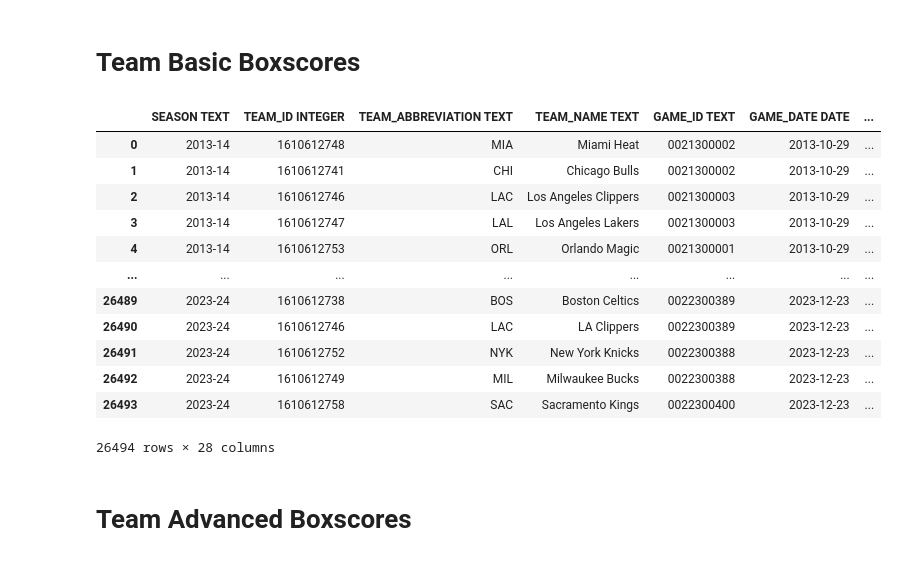
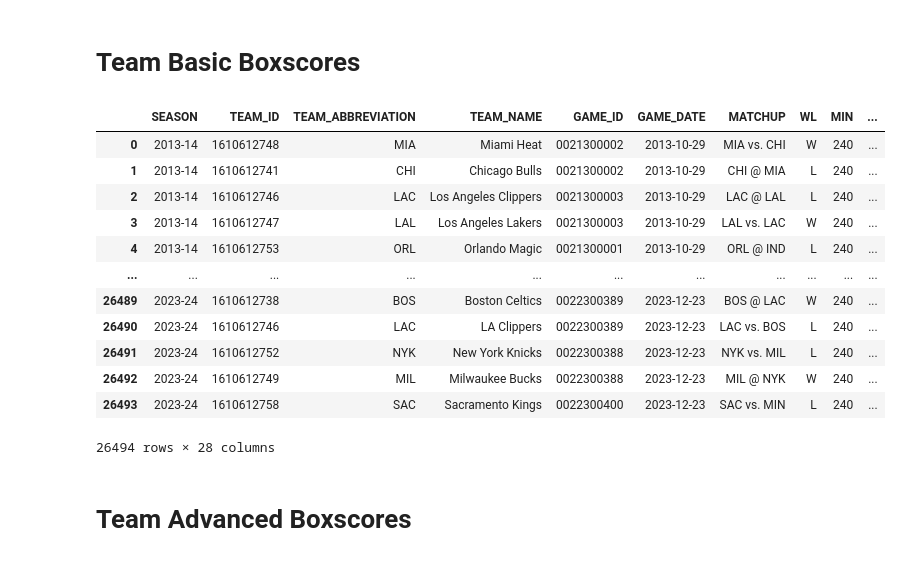
Before and after one commit to apensotti/NBA_Models, a Jupyter notebook: src/notebooks/data_collection.ipynb, the cells around one changed output. Drawn from its saved outputs; the diff is of its cells as text; code cells hidden in the pictures.

```diff
--- a/src/notebooks/data_collection.ipynb
+++ b/src/notebooks/data_collection.ipynb
@@ -11,50 +11,50 @@ import pandas as pd
 def create_connection(db_file):
     """ create a database connection to the SQLite database
         specified by the db_file
     :param db_file: database file
     :return: Connection object or None
     """
     conn = None
     try:
         conn = sqlite3.connect(db_file)
     except Error as e:
         print(e)
 
     return conn
 
 conn = create_connection("C:\\Users\\alexp\\src\\NBA_Models\\sqlite\\db\\nba_data.db")
 cur = conn.cursor()
 cur.execute("SELECT * FROM team_basic_boxscores")
 rows = cur.fetchall()
 
 db_list = []
 
 for row in rows:
     db_list.append(row)
 
 
 basic_boxscores_db = pd.DataFrame(data=db_list)
 
-basic_boxscores_db.columns = ['SEASON TEXT', 'TEAM_ID INTEGER', 'TEAM_ABBREVIATION TEXT',
-            'TEAM_NAME TEXT', 'GAME_ID TEXT', 'GAME_DATE DATE', 'MATCHUP TEXT', 'WL TEXT', 'MIN INTEGER', 'FGM INTEGER', 'FGA INTEGER',
-            'FG_PCT FLOAT', 'FG3M INTEGER', 'FG3A  INTEGER', 'FG3_PCT FLOAT', 'FTM INTEGER', 'FTA INTEGER', 'FT_PCT FLOAT', 'OREB INTEGER',
-            'DREB INTEGER', 'REB INTEGER', 'AST INTEGER', 'STL INTEGER', 'BLK INTEGER', 'TOV INTEGER', 'PF INTEGER', 'PTS INTEGER',
-            'PLUS_MINUS INTEGER']
+basic_boxscores_db.columns = ['SEASON', 'TEAM_ID', 'TEAM_ABBREVIATION',
+            'TEAM_NAME', 'GAME_ID', 'GAME_DATE', 'MATCHUP', 'WL', 'MIN', 'FGM', 'FGA',
+            'FG_PCT', 'FG3M', 'FG3A', 'FG3_PCT', 'FTM', 'FTA', 'FT_PCT', 'OREB',
+            'DREB', 'REB', 'AST', 'STL', 'BLK', 'TOV', 'PF', 'PTS',
+            'PLUS_MINUS']
 
 display(basic_boxscores_db)
 # %% [output]
-|  | SEASON TEXT | TEAM_ID INTEGER | TEAM_ABBREVIATION TEXT | TEAM_NAME TEXT | GAME_ID TEXT | GAME_DATE DATE | ... |
-| 0 | 2013-14 | 1610612748 | MIA | Miami Heat | 0021300002 | 2013-10-29 | ... |
-| 1 | 2013-14 | 1610612741 | CHI | Chicago Bulls | 0021300002 | 2013-10-29 | ... |
-| 2 | 2013-14 | 1610612746 | LAC | Los Angeles Clippers | 0021300003 | 2013-10-29 | ... |
-| 3 | 2013-14 | 1610612747 | LAL | Los Angeles Lakers | 0021300003 | 2013-10-29 | ... |
-| 4 | 2013-14 | 1610612753 | ORL | Orlando Magic | 0021300001 | 2013-10-29 | ... |
-| ... | ... | ... | ... | ... | ... | ... | ... |
-| 26489 | 2023-24 | 1610612738 | BOS | Boston Celtics | 0022300389 | 2023-12-23 | ... |
-| 26490 | 2023-24 | 1610612746 | LAC | LA Clippers | 0022300389 | 2023-12-23 | ... |
-| 26491 | 2023-24 | 1610612752 | NYK | New York Knicks | 0022300388 | 2023-12-23 | ... |
-| 26492 | 2023-24 | 1610612749 | MIL | Milwaukee Bucks | 0022300388 | 2023-12-23 | ... |
-| 26493 | 2023-24 | 1610612758 | SAC | Sacramento Kings | 0022300400 | 2023-12-23 | ... |
+|  | SEASON | TEAM_ID | TEAM_ABBREVIATION | TEAM_NAME | GAME_ID | GAME_DATE | MATCHUP | WL | MIN | ... |
+| 0 | 2013-14 | 1610612748 | MIA | Miami Heat | 0021300002 | 2013-10-29 | MIA vs. CHI | W | 240 | ... |
+| 1 | 2013-14 | 1610612741 | CHI | Chicago Bulls | 0021300002 | 2013-10-29 | CHI @ MIA | L | 240 | ... |
+| 2 | 2013-14 | 1610612746 | LAC | Los Angeles Clippers | 0021300003 | 2013-10-29 | LAC @ LAL | L | 240 | ... |
+| 3 | 2013-14 | 1610612747 | LAL | Los Angeles Lakers | 0021300003 | 2013-10-29 | LAL vs. LAC | W | 240 | ... |
+| 4 | 2013-14 | 1610612753 | ORL | Orlando Magic | 0021300001 | 2013-10-29 | ORL @ IND | L | 240 | ... |
+| ... | ... | ... | ... | ... | ... | ... | ... | ... | ... | ... |
+| 26489 | 2023-24 | 1610612738 | BOS | Boston Celtics | 0022300389 | 2023-12-23 | BOS @ LAC | W | 240 | ... |
+| 26490 | 2023-24 | 1610612746 | LAC | LA Clippers | 0022300389 | 2023-12-23 | LAC vs. BOS | L | 240 | ... |
+| 26491 | 2023-24 | 1610612752 | NYK | New York Knicks | 0022300388 | 2023-12-23 | NYK vs. MIL | L | 240 | ... |
+| 26492 | 2023-24 | 1610612749 | MIL | Milwaukee Bucks | 0022300388 | 2023-12-23 | MIL @ NYK | W | 240 | ... |
+| 26493 | 2023-24 | 1610612758 | SAC | Sacramento Kings | 0022300400 | 2023-12-23 | SAC vs. MIN | L | 240 | ... |
 26494 rows × 28 columns
 # %% [markdown]
 # Team Advanced Boxscores
```
Also changed, not shown: parts of 3 cells of this notebook, 3 other files.
